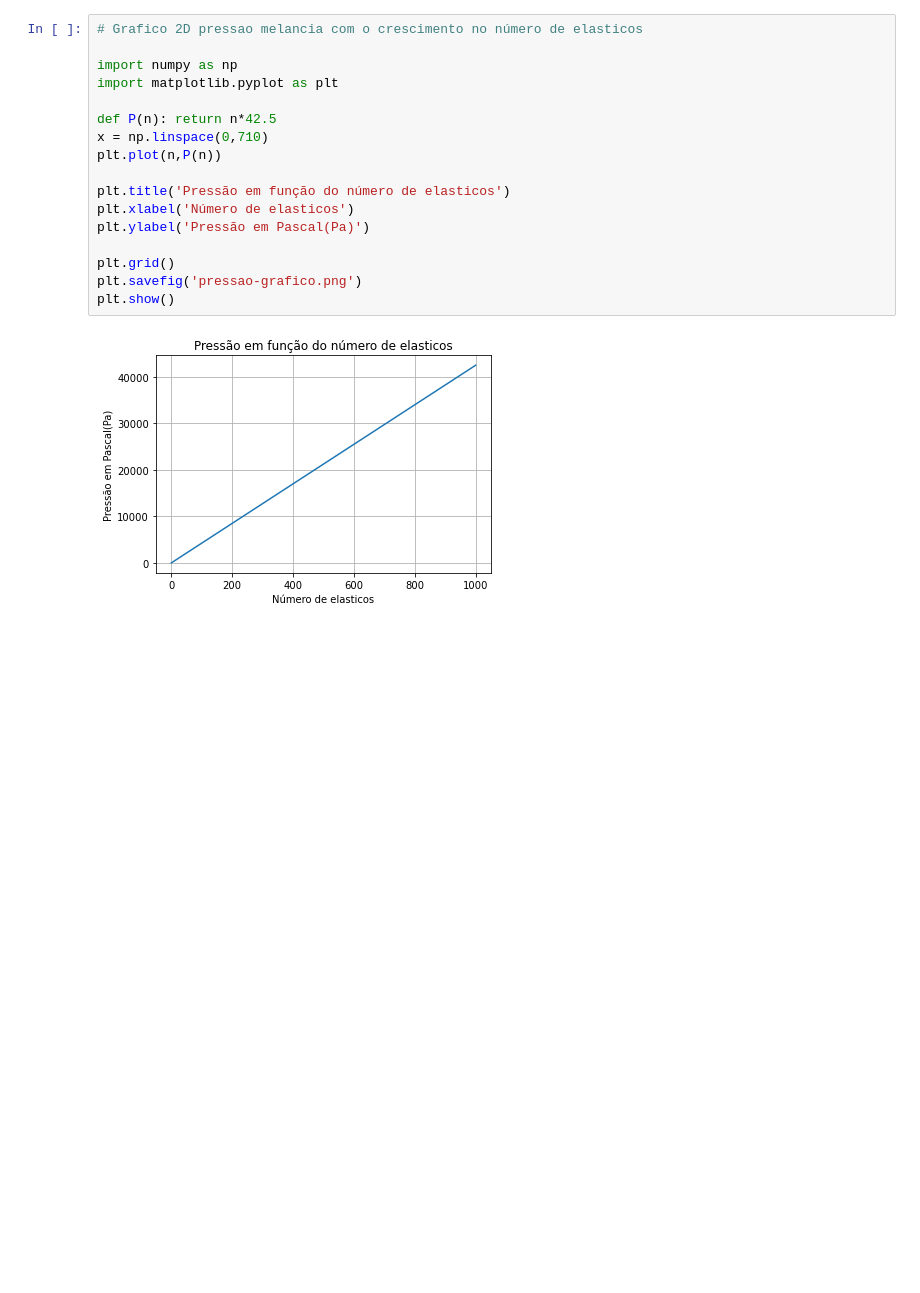
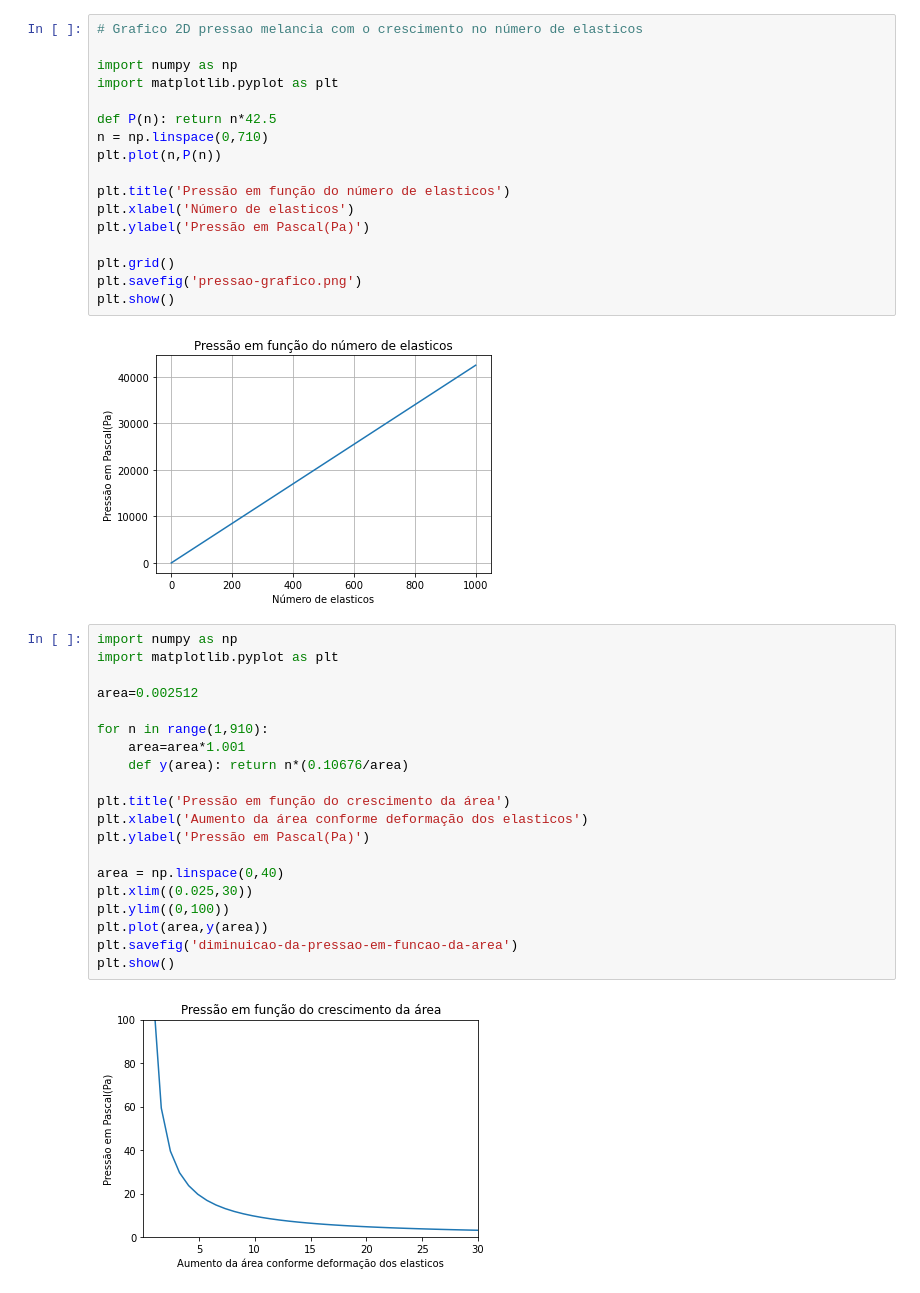
Before and after one commit to vitordallolivo/Pressao-e-trabalho-em-funcao-de-n, a Jupyter notebook: Gráficos.ipynb, the cells around one changed output. Drawn from its saved outputs; the diff is of its cells as text; blank space fills up the shorter version.

```diff
--- a/Gráficos.ipynb
+++ b/Gráficos.ipynb
@@ -30,7 +29,7 @@ import numpy as np
 import matplotlib.pyplot as plt
 
 def P(n): return n*42.5
-x = np.linspace(0,710)
+n = np.linspace(0,710)
 plt.plot(n,P(n))
 
 plt.title('Pressão em função do número de elasticos')
@@ -42,3 +41,25 @@ plt.savefig('pressao-grafico.png')
 plt.show()
 # %% [output]
 [figure]
+# %%
+import numpy as np
+import matplotlib.pyplot as plt
+
+area=0.002512
+
+for n in range(1,910):
+    area=area*1.001
+    def y(area): return n*(0.10676/area)
+
+plt.title('Pressão em função do crescimento da área')
+plt.xlabel('Aumento da área conforme deformação dos elasticos')
+plt.ylabel('Pressão em Pascal(Pa)')
+
+area = np.linspace(0,40)
+plt.xlim((0.025,30))
+plt.ylim((0,100))
+plt.plot(area,y(area))
+plt.savefig('diminuicao-da-pressao-em-funcao-da-area')
+plt.show()
+# %% [output]
+[figure, added]
```
Also changed, not shown: parts of 1 cell of this notebook.
